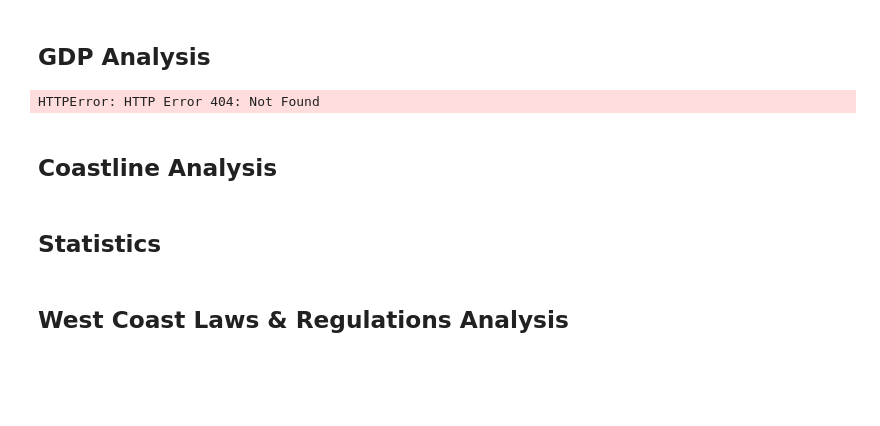
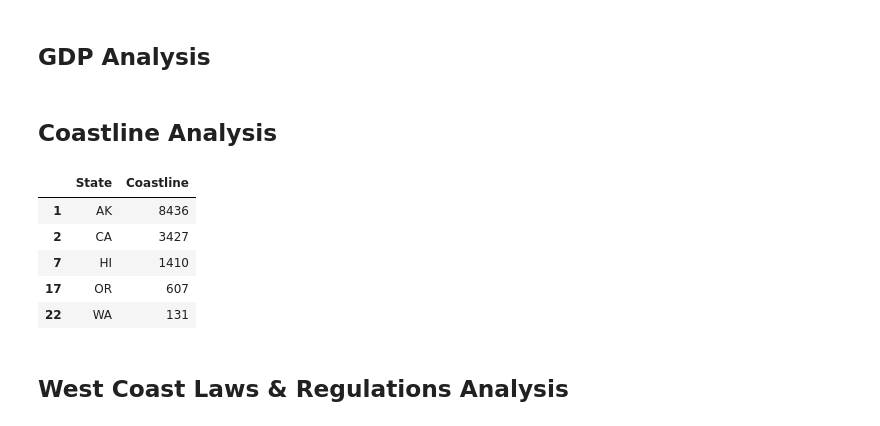
Before and after one commit to saeedakc/Toxic_Situation, a Jupyter notebook: Toxic_Situation_Analysis.ipynb, the cells around one changed output. Saved outputs shown, nothing was run; the diff lists cells and outputs as text; code cells hidden in the pictures; blank space fills up the shorter version.

```diff
--- a/Toxic_Situation_Analysis.ipynb
+++ b/Toxic_Situation_Analysis.ipynb
@@ -223,7 +223,7 @@ LinregressResult(slope=0.8385227414677713, intercept=142793577.41473663, rvalue=
 ## GDP Analysis
 # %%
 # Read in the east coast GDP CSV
-csv_file = pd.read_csv('https://media.githubusercontent.com/media/deirdrebclark/Project1/master/output_data/GDP_East.csv', thousands=',')
+csv_file = pd.read_csv('https://media.githubusercontent.com/media/saeedakc/Toxic_Situation/master/output_data/GDP_East.csv', thousands=',')
 east_data = pd.DataFrame(csv_file)
 east_data
 east_data.columns = ['State', '2014', '2015', '2016', '2017', '2018']
@@ -232,7 +232,7 @@ east_data.columns = ['State', '2014', '2015', '2016', '2017', '2018']
 east_sum = east_data.sum()
 
 # Read in the west coast GDP CSV
-csv_file = pd.read_csv('https://media.githubusercontent.com/media/deirdrebclark/Project1/master/output_data/GDP_West.csv', thousands=',')
+csv_file = pd.read_csv('https://media.githubusercontent.com/media/saeedakc/Toxic_Situation/master/output_data/GDP_West.csv', thousands=',')
 west_data = pd.DataFrame(csv_file)
 west_data.columns = ['State', '2014', '2015', '2016', '2017', '2018']
 
@@ -251,8 +251,6 @@ sums_df
 
 # Transform GDP Summary table for readability
 sums_df = sums_df.T
-# %% [output]
-HTTPError: HTTP Error 404: Not Found
 # %%
 # Summary East v West coast bar plot
 
@@ -350,23 +348,30 @@ plt.savefig('3polsVsGDP_west.png')
 ## Coastline Analysis
 # %%
 # Open coastline CSV
-csv_file = pd.read_csv("https://media.githubusercontent.com/media/deirdrebclark/Project1/master/Resources/coastline.csv", thousands=",")
+csv_file = pd.read_csv("https://media.githubusercontent.com/media/saeedakc/Toxic_Situation/master/output_data/coastline.csv", thousands=",")
 coast_df = pd.DataFrame(csv_file)
 
 # Format the coastline Dataframe
 coast_df.columns = ['State', 'Coastline']
 coast_df['Coastline'] = coast_df['Coastline'].str.strip(' mi')
 coast_df['Coastline'] = coast_df['Coastline'].str.replace(',' , '')
 coast_df['Coastline'] = coast_df['Coastline'].astype(int)
-coast_df
+coast_df['State'] = ['AL', 'AK', 'CA', 'CT', 'DE', 'FL', 'GA', 'HI', 'LA', 'ME', 'MD', 'MA', 'MS', 'NH', 'NJ', 'NY', 'NC', 'OR', 'RI', 'SC', 'TX', 'VA', 'WA']
 
 # Separate into E vs W coast
 east_state = ['AL', 'CT','DE','FL','GA','LA','ME','MD','MA','MS','NH','NJ','NY','NC','RI','SC','TX', 'VA']
 east_coast = coast_df[coast_df.State.isin(east_state)]
 
 west_state =  ['AK', 'CA', 'HI', 'OR', 'WA']
 west_coast = coast_df[coast_df.State.isin(west_state)]
 west_coast
+# %% [output]
+|  | State | Coastline |
+| 1 | AK | 8436 |
+| 2 | CA | 3427 |
+| 7 | HI | 1410 |
+| 17 | OR | 607 |
+| 22 | WA | 131 |
 # %%
 # Barplot for coastline values
 labels = east_coast['State']
@@ -403,8 +408,6 @@ ax.set_xticks(x)
 ax.set_xticklabels(labels)
 ax.legend()
 plt.savefig('coastline_west.png')
-# %% [markdown]
-## Statistics
 # %%
 #Coastline v Total Non-point Pollution
 stats.linregress(west_coast['Coastline'], west_total_litter['Total Pollution'])
```
